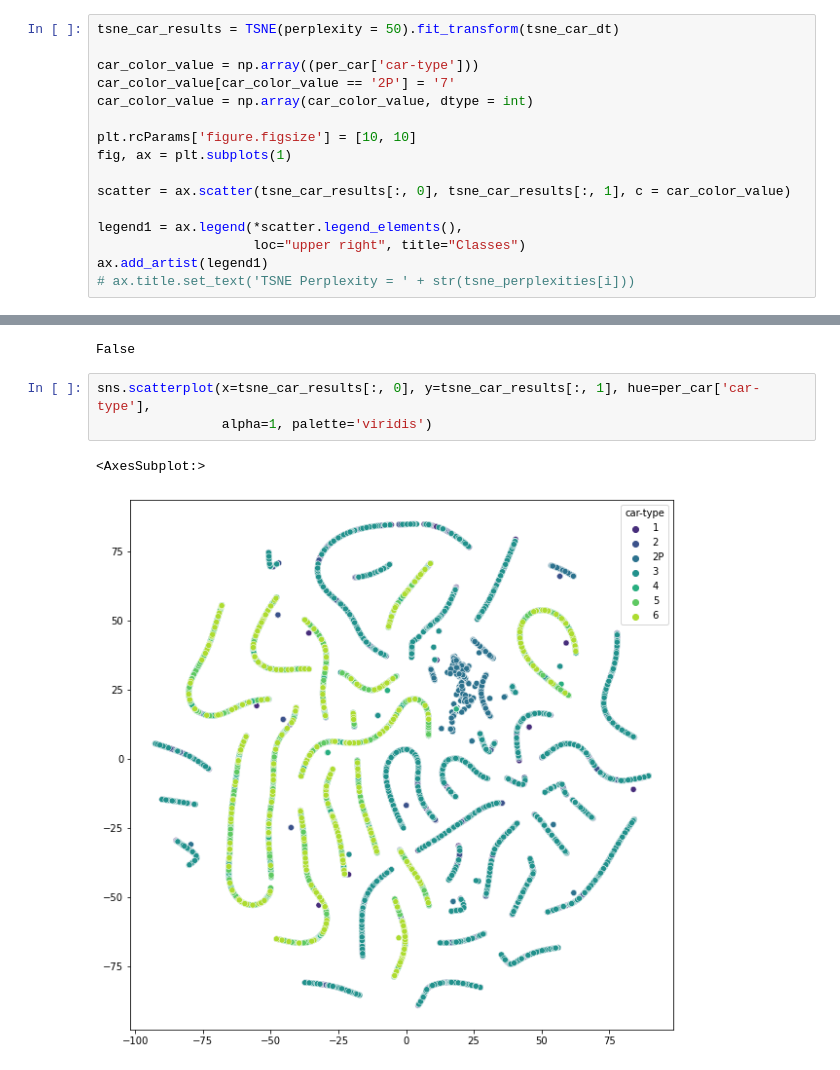
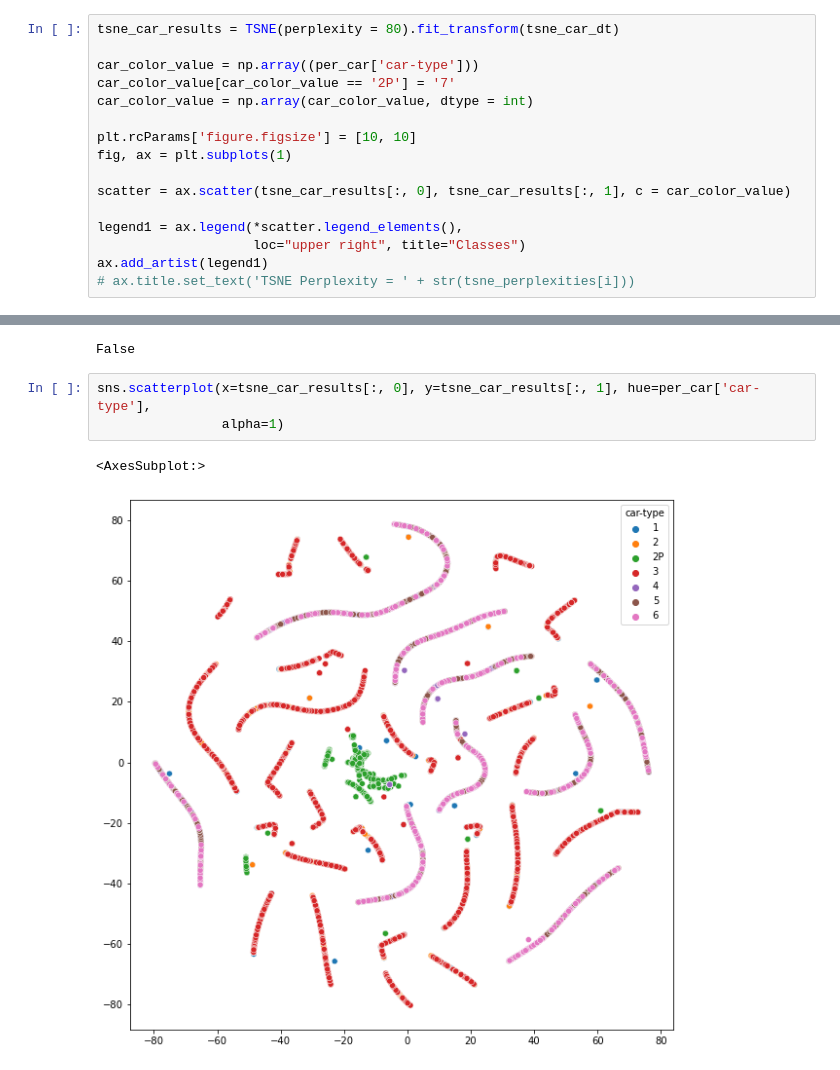
Before and after one commit to haozhu233/tufts152_vast2017_mc1, a Jupyter notebook: tsne.ipynb, the cells around one changed output, grey strips where cells are left out. Drawn from its saved outputs; the diff is of its cells as text.

```diff
--- a/tsne.ipynb
+++ b/tsne.ipynb
@@ -76,7 +76,7 @@ for color in ['tab:blue', 'tab:orange', 'tab:green']:
 ax.legend()
 ax.grid(True)
 # %%
-tsne_car_results = TSNE(perplexity = 50).fit_transform(tsne_car_dt)
+tsne_car_results = TSNE(perplexity = 80).fit_transform(tsne_car_dt)
 
 car_color_value = np.array((per_car['car-type']))
 car_color_value[car_color_value == '2P'] = '7'
@@ -104,7 +108,7 @@ matplotlib.colors
 False
 # %%
 sns.scatterplot(x=tsne_car_results[:, 0], y=tsne_car_results[:, 1], hue=per_car['car-type'],
-                alpha=1, palette='viridis')
+                alpha=1)
 # %% [output]
 <AxesSubplot:>
-[figure, old version]
+[figure, new version]
```
Also changed, not shown: parts of 3 cells of this notebook, 13 other files.
